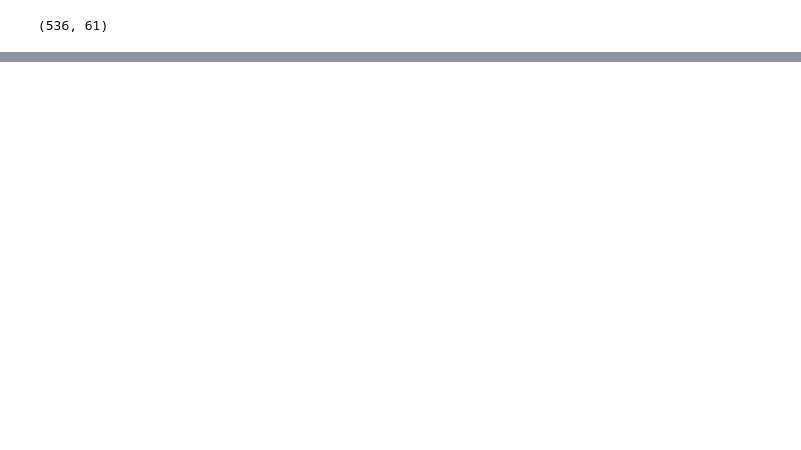
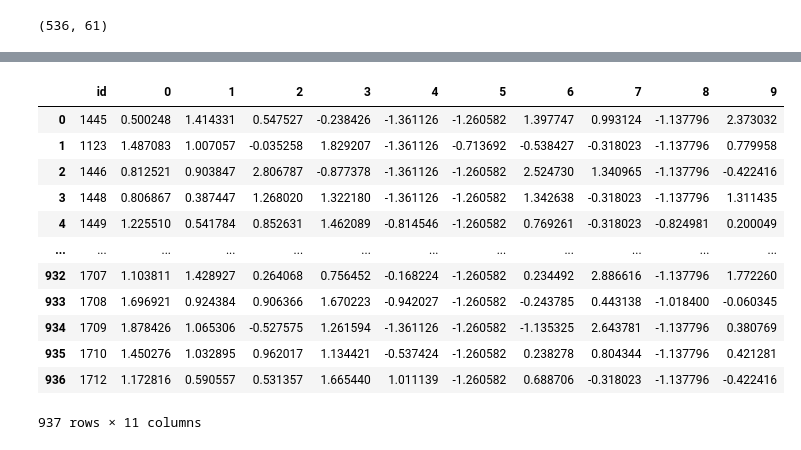
Before and after one commit to uic-evl/DigitalTwinVis, a Jupyter notebook: python/ClusterAttempts.ipynb, the cells around one changed output, grey strips where cells are left out. Cells and saved outputs as stored; diff of their text form; code cells hidden in the pictures; blank space fills up the shorter version.

```diff
--- a/python/ClusterAttempts.ipynb
+++ b/python/ClusterAttempts.ipynb
@@ -53,7 +84,8 @@ def nan_mse_loss(ypred, y):
     loss = out.mean()
     return loss
 
-def train_symptom_model(mdasi,lr=.0001,patience=1000,epochs=1000000,symptoms = None,save_file='../resources/symptomImputerTemp.pt'):
+def train_symptom_model(mdasi,lr=.0001,patience=1000,epochs=1000000,symptoms = None,
+                        save_file='../resources/symptomImputerTemp.pt',verbose=True,**kwargs):
 
     mdasi_input=  process_mdasi_input(mdasi)
 
@@ -72,7 +104,7 @@ def train_symptom_model(mdasi,lr=.0001,patience=1000,epochs=1000000,symptoms = N
     ytrain = torch.from_numpy(sdf_symptom_array( sdf.loc[train_ids], stopred))
     ytest = torch.from_numpy(sdf_symptom_array( sdf.loc[test_ids], stopred))
 
-    sp = SymptomPredictor(xtrain.shape[1],ytrain.shape[1],max_rating=10)
+    sp = SymptomPredictor(xtrain.shape[1],ytrain.shape[1],max_rating=10,**kwargs)
     sp.fit_normalizer(xtrain)
     optimizer = torch.optim.Adam(sp.parameters(),lr=lr)
 
@@ -89,7 +121,8 @@ def train_symptom_model(mdasi,lr=.0001,patience=1000,epochs=1000000,symptoms = N
         optimizer.step()
         ypred_test = sp(xtest)
         val_loss = nan_mse_loss(ypred_test,ytest)
-        print(epoch,loss.item(),val_loss.item())
+        if verbose:
+            print(epoch,loss.item(),val_loss.item())
         steps_since_improvement+=1
         if val_loss.item() < best_loss:
             best_loss = val_loss.item()
@@ -99,8 +132,9 @@ def train_symptom_model(mdasi,lr=.0001,patience=1000,epochs=1000000,symptoms = N
             break
     sp.load_state_dict(torch.load(save_file))
     sp.eval()
-    print('best loss',best_loss,epoch-patience)
-    return sp
+    if verbose:
+        print('best loss',best_loss,epoch-patience)
+    return sp,best_loss
 
-sp = train_symptom_model(mdasi)
-sp
+# sp,sp_loss = train_symptom_model(mdasib,hidden_layers=[1000,100,10])
+# sp
@@ -137,0 +141,24 @@ SymptomPredictor(
+# %%
+hidden_layersets = [
+    [10],[100],[1000,100],[5000,100],
+    [10,10],[100,100],
+    [1000,50],[5000,50]
+]
+dropouts = [0,.1,.2,.5]
+best_model = None
+best_mloss = 1000000000000000000
+results = []
+for hl in hidden_layersets:
+    for do in dropouts:
+        sptemp,sploss = train_symptom_model(mdasi,hidden_layers=hl,dropout=do,patience=100,verbose=False)
+        results.append({'model': sptemp, 'loss': sploss,'layers': hl[:],'dropout':do})
+        print()
+        print(results[-1])
+        if sploss < best_mloss:
+            best_model = sptemp
+            best_mloss = sploss
+            print('+++++++++++++++++++++++++++')
+            print('new best loss',sploss)
+            print(hl)
+            print(do)
+            print('_________++++++++++__________')
@@ -140,3 +199,21 @@ torch.save(sp,'../resources/symptomImputer.pt')
+# %%
+mdasi_embeddings = best_model.get_embedding(df_to_torch(process_mdasi_input(mdasi))).cpu().detach()
+pd.DataFrame(mdasi_embeddings.cpu().detach().numpy(),index=mdasi.id).to_csv('../resources/mdasi_embeddings.csv')
+pd.read_csv('../resources/mdasi_embeddings.csv')
+# %% [output]
+|  | id | 0 | 1 | 2 | 3 | 4 | 5 | 6 | 7 | 8 | 9 |
+| 0 | 1445 | 0.500248 | 1.414331 | 0.547527 | -0.238426 | -1.361126 | -1.260582 | 1.397747 | 0.993124 | -1.137796 | 2.373032 |
+| 1 | 1123 | 1.487083 | 1.007057 | -0.035258 | 1.829207 | -1.361126 | -0.713692 | -0.538427 | -0.318023 | -1.137796 | 0.779958 |
+| 2 | 1446 | 0.812521 | 0.903847 | 2.806787 | -0.877378 | -1.361126 | -1.260582 | 2.524730 | 1.340965 | -1.137796 | -0.422416 |
+| 3 | 1448 | 0.806867 | 0.387447 | 1.268020 | 1.322180 | -1.361126 | -1.260582 | 1.342638 | -0.318023 | -1.137796 | 1.311435 |
+| 4 | 1449 | 1.225510 | 0.541784 | 0.852631 | 1.462089 | -0.814546 | -1.260582 | 0.769261 | -0.318023 | -0.824981 | 0.200049 |
+| ... | ... | ... | ... | ... | ... | ... | ... | ... | ... | ... | ... |
+| 932 | 1707 | 1.103811 | 1.428927 | 0.264068 | 0.756452 | -0.168224 | -1.260582 | 0.234492 | 2.886616 | -1.137796 | 1.772260 |
+| 933 | 1708 | 1.696921 | 0.924384 | 0.906366 | 1.670223 | -0.942027 | -1.260582 | -0.243785 | 0.443138 | -1.018400 | -0.060345 |
+| 934 | 1709 | 1.878426 | 1.065306 | -0.527575 | 1.261594 | -1.361126 | -1.260582 | -1.135325 | 2.643781 | -1.137796 | 0.380769 |
+| 935 | 1710 | 1.450276 | 1.032895 | 0.962017 | 1.134421 | -0.537424 | -1.260582 | 0.238278 | 0.804344 | -1.137796 | 0.421281 |
+| 936 | 1712 | 1.172816 | 0.590557 | 0.531357 | 1.665440 | 1.011139 | -1.260582 | 0.688706 | -0.318023 | -1.137796 | -0.422416 |
+937 rows × 11 columns
 # %%
 def get_test_patient(d,pid=7,clear_transitions=True):
     tp = d.processed_df.loc[pid].to_dict()
```
Also changed, not shown: parts of 19 cells of this notebook, 17 other files.
